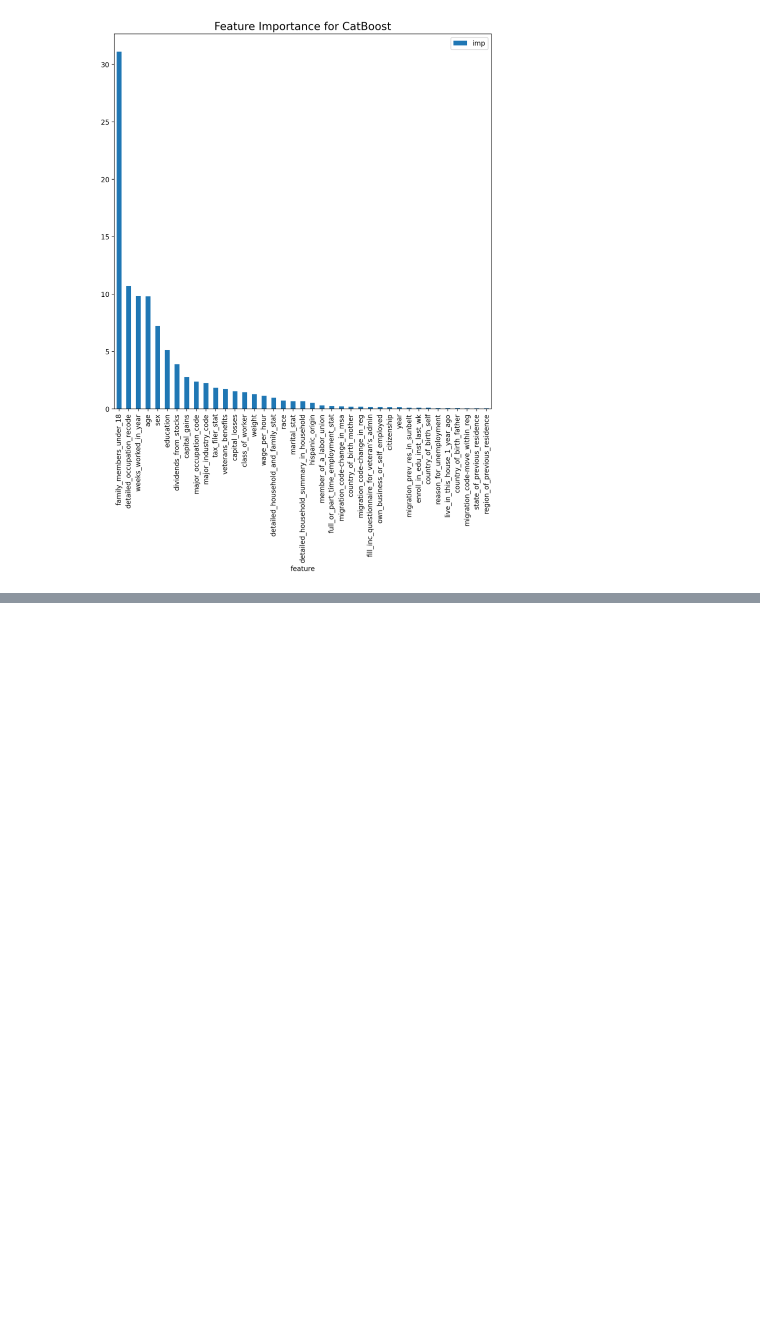
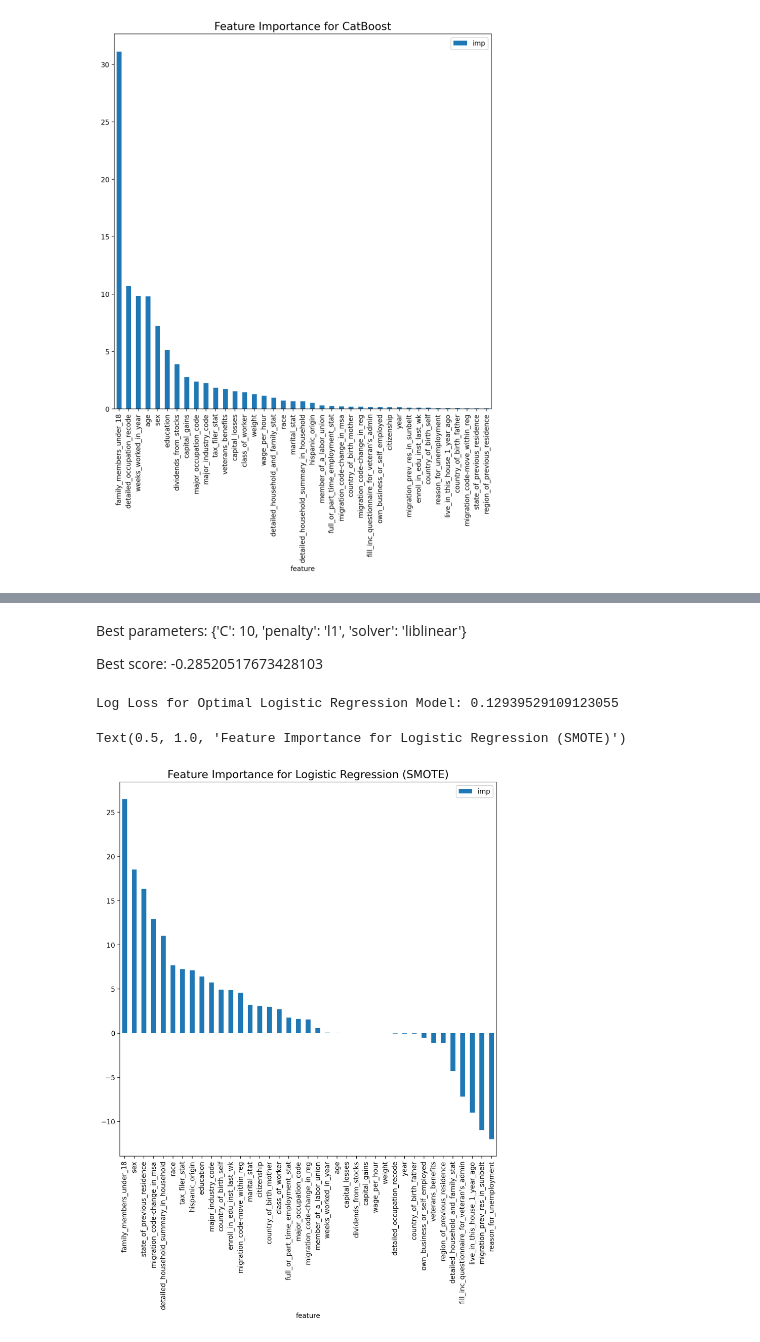
Before and after one commit to Abhimanyu210100/Retail_Marketing_Take_Home_Project, a Jupyter notebook: classification_model.ipynb, the cells around one changed output, grey strips where cells are left out. Drawn from its saved outputs; the diff is of its cells as text; code cells hidden in the pictures; blank space fills up the shorter version.

```diff
--- a/classification_model.ipynb
+++ b/classification_model.ipynb
@@ -214,8 +214,7 @@ Target encoder was chosen because it encodes the categorical feature to a numeri
 ## 4.3 SMOTE Oversampling Dataset due to imbalance
 # %%
 smote = SMOTE(random_state=42)
-x_train_smote, y_train_smote = smote.fit_resample(x_train, y_train)
-x_train_smote2, y_train_smote2 = smote.fit_resample(x_train2, y_train)
+x_train_smote, y_train_smote = smote.fit_resample(x_train2, y_train)
 # %% [markdown]
 # 5. Experiments for Model Training
 # %% [markdown]
@@ -346,0 +376,22 @@ Text(0.5, 1.0, 'Feature Importance for CatBoost')
+# %% [markdown]
+Best parameters: {'C': 10, 'penalty': 'l1', 'solver': 'liblinear'}
+
+Best score: -0.28520517673428103
+# %%
+lr_smote = LogisticRegression(C = 10, penalty = 'l1', solver = 'liblinear')
+lr_smote.fit(x_train_smote,y_train_smote.values.ravel())
+y_val_preds = lr.predict_proba(x_val2)[:,1]
+loss = log_loss(y_val,y_val_preds)
+print("Log Loss for Optimal Logistic Regression Model (SMOTE):", loss)
+
+coeffs = lr_smote.coef_[0]
+feature_imp_lr_smote = pd.DataFrame({'feature':x_train_smote.columns,'imp':coeffs})
+feature_imp_lr_smote.sort_values(by='imp',ascending=False,inplace=True)
+# %% [output]
+Log Loss for Optimal Logistic Regression Model: 0.12939529109123055
+# %%
+feature_imp_lr_smote.plot(kind='bar',x='feature',y='imp',figsize=(10,10))
+plt.title('Feature Importance for Logistic Regression (SMOTE)',size = 16)
+# %% [output]
+Text(0.5, 1.0, 'Feature Importance for Logistic Regression (SMOTE)')
+[figure, added]
```
Also changed, not shown: parts of 41 cells of this notebook.
